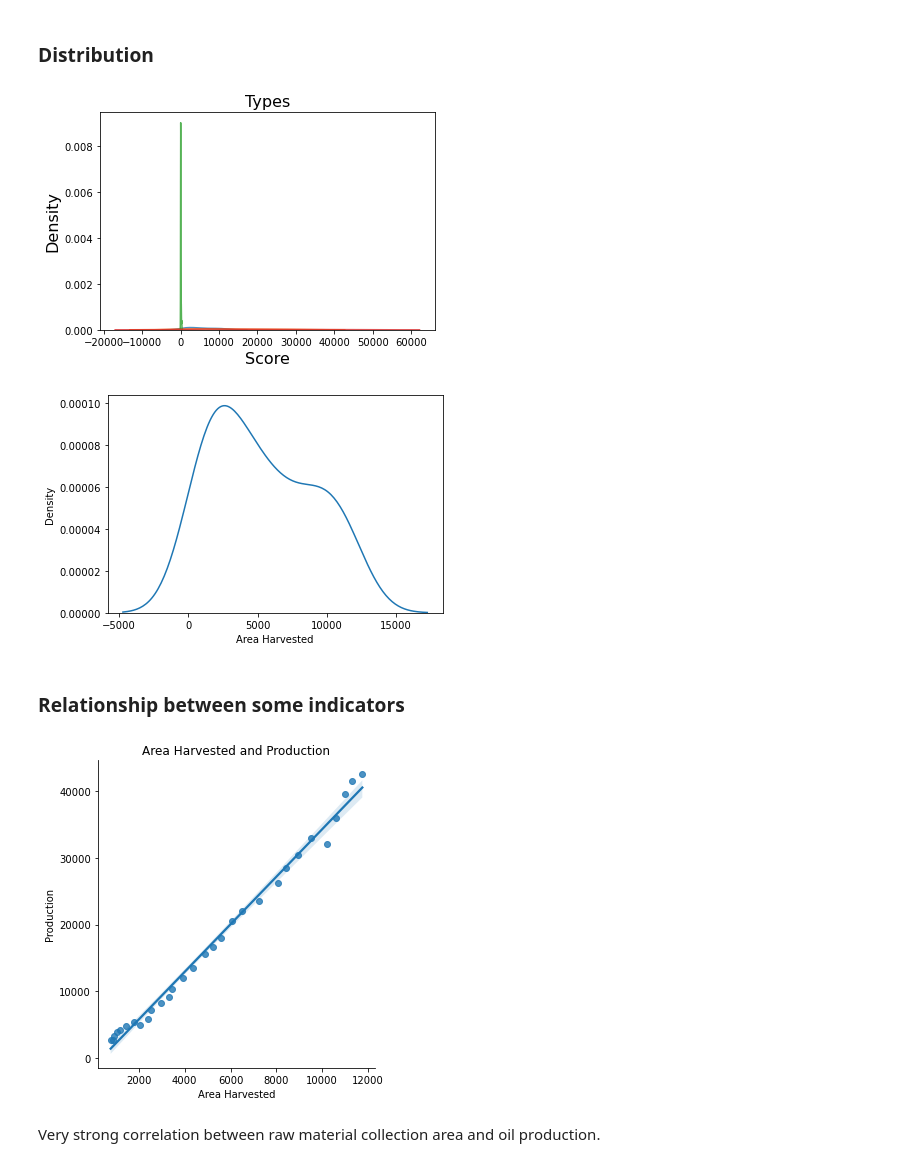
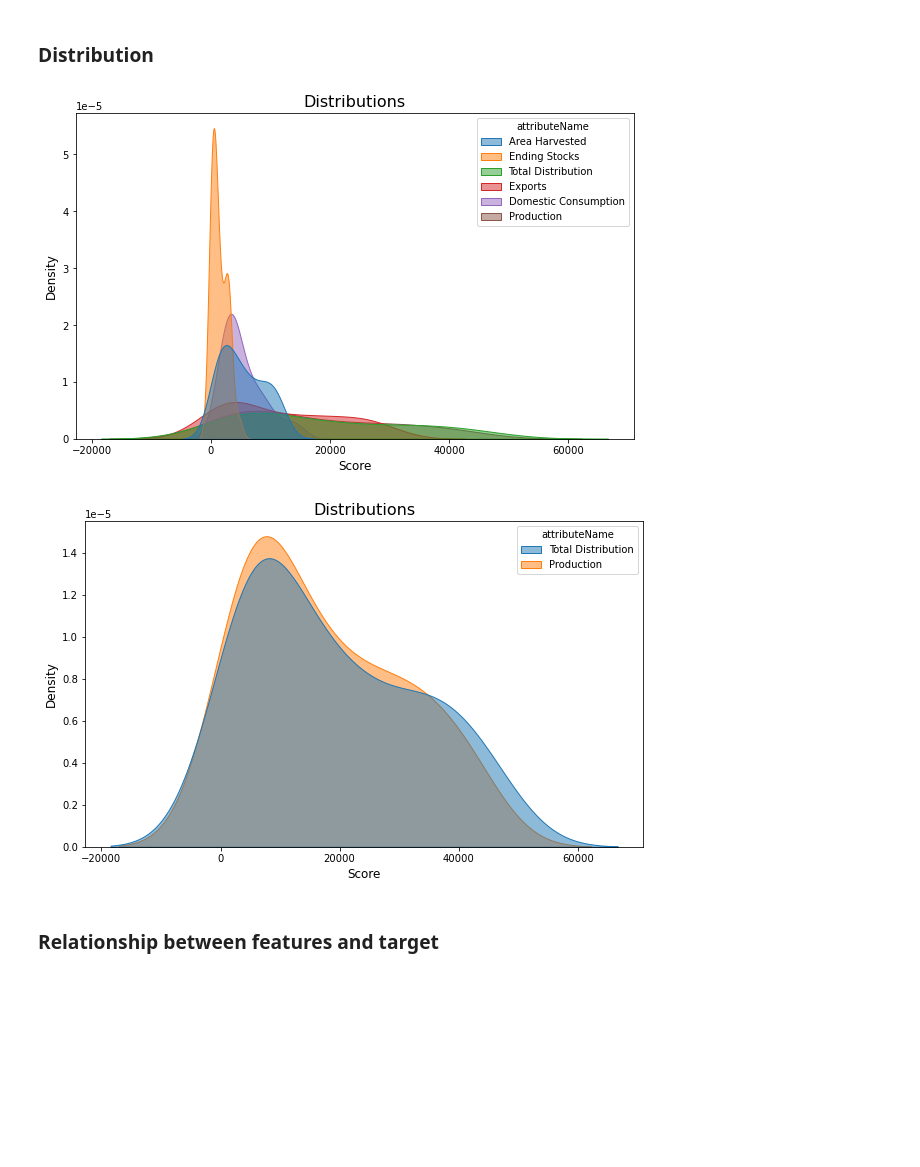
Before and after one commit to DmitriyKhodykin/AgroUS, a Jupyter notebook: notebooks/analytics.ipynb, the cells around one changed output. Cells and saved outputs as stored; diff of their text form; code cells hidden in the pictures; blank space fills up the shorter version.

```diff
--- a/notebooks/analytics.ipynb
+++ b/notebooks/analytics.ipynb
@@ -293,37 +293,37 @@ palm_oil_dataframe_id.tail()
 5 rows × 22 columns
 # %% [markdown]
 ### Distribution
-# %%
-# Create a list of features
-
-features = ['Area Harvested', 'Exports', 'Imports', 'Production']
-
-for feature in features:
-    subset = palm_oil_dataframe_id[feature]
-
-    # Density plot
-    seaborn.kdeplot(subset, label = feature, shade = False, alpha = 0.8);
-
-# label the plot
-plt.xlabel('Score', size = 16); plt.ylabel('Density', size = 16);
-plt.title('Types', size = 16);
-# %% [output]
-[figure, removed]
-# %%
-seaborn.kdeplot(palm_oil_dataframe_id['Area Harvested']);
-# %% [output]
-[figure, removed]
+# %%
+def show_distribution(dataframe, features):
+    """Show the distribution of a random variables.
+    """
+    # Figure size
+    plt.subplots(figsize=(10, 6))
+
+    # Add features on a plot
+    subset = dataframe[features]
+
+    # Density plot
+    seaborn.kdeplot(data=subset,
+                    shade=True,
+                    alpha = 0.5);
+
+    # label the plot
+    plt.xlabel('Score', size = 12); plt.ylabel('Density', size = 12);
+    plt.title('Distributions', size = 16);
+
+
+# Create a list of features
+features = ['Area Harvested', 'Ending Stocks', 'Total Distribution',
+           'Exports', 'Domestic Consumption', 'Production']
+
+show_distribution(palm_oil_dataframe_id, features)
+# %% [output]
+[figure, added]
+# %%
+features = ['Total Distribution', 'Production']
+show_distribution(palm_oil_dataframe_id, features)
+# %% [output]
+[figure, added]
 # %% [markdown]
-### Relationship between some indicators
+### Relationship between features and target
-# %%
-seaborn.lmplot(
-    data=palm_oil_dataframe_id,
-    x='Area Harvested',
-    y='Production'
-)
-plt.title('Area Harvested and Production')
-plt.show();
-# %% [output]
-[figure, removed]
-# %% [markdown]
-Very strong correlation between raw material collection area and oil production.
```
Also changed, not shown: parts of 14 cells of this notebook.
